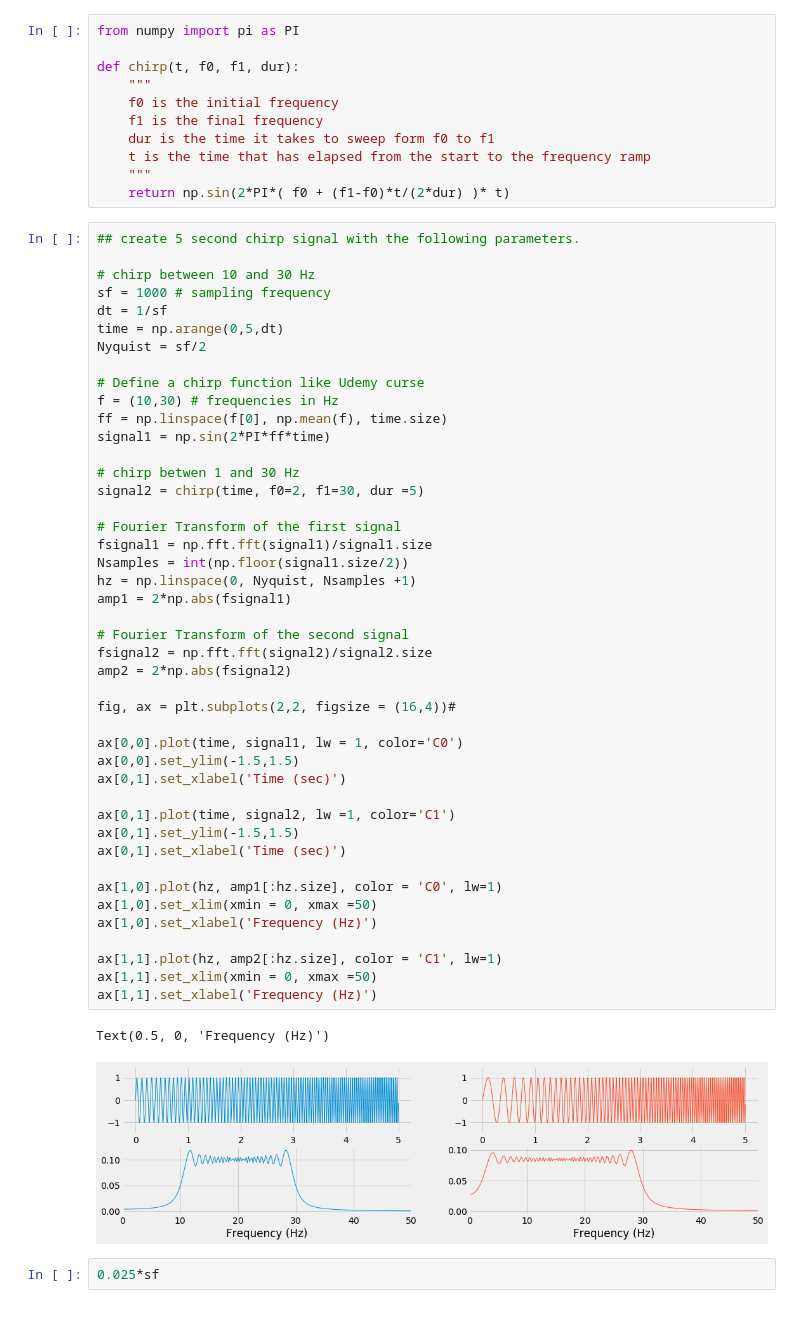
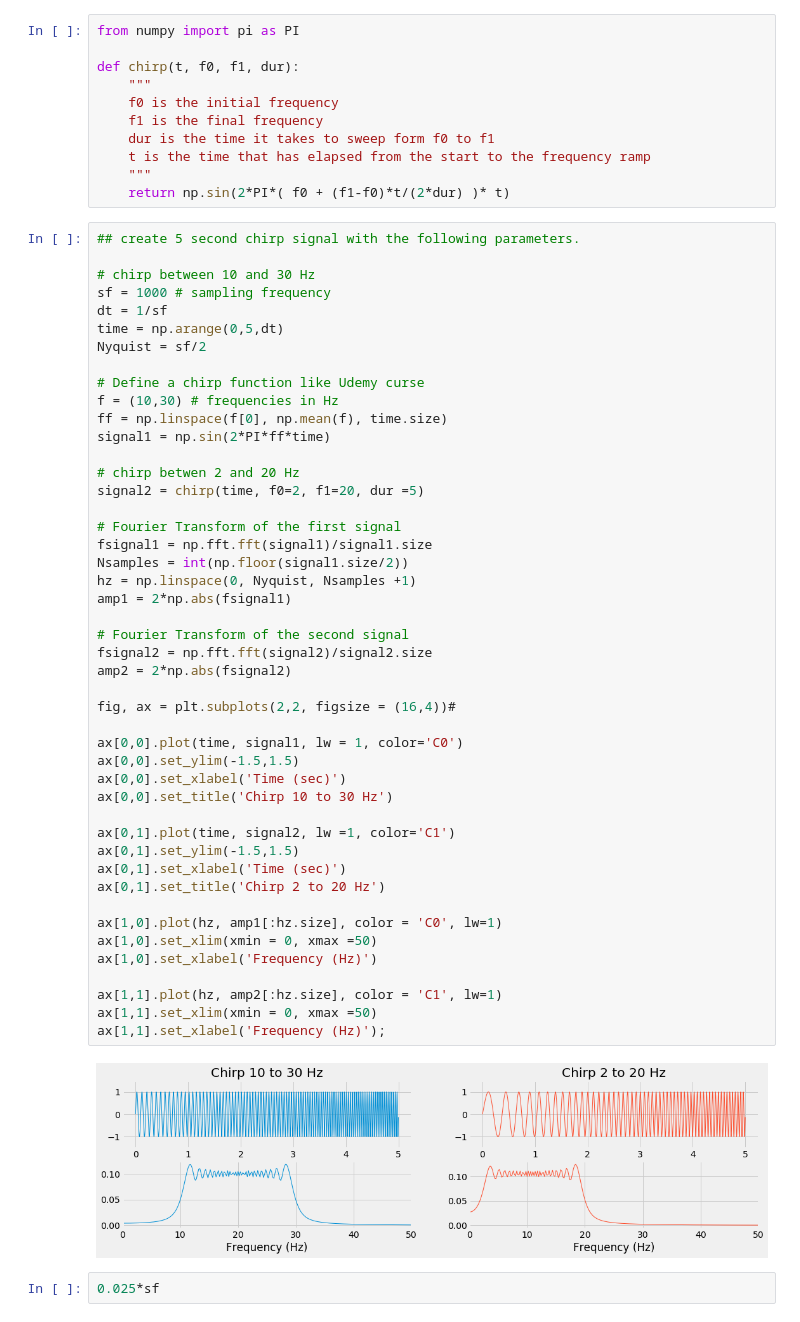
Before and after one commit to OrielBanne/myIPythonNotebooks, a Jupyter notebook: Signal_Processing/Spectrogram.ipynb, the cells around one changed output. Drawn from its saved outputs; the diff is of its cells as text.

```diff
--- a/Signal_Processing/Spectrogram.ipynb
+++ b/Signal_Processing/Spectrogram.ipynb
@@ -36,39 +36,40 @@ f = (10,30) # frequencies in Hz
 ff = np.linspace(f[0], np.mean(f), time.size)
 signal1 = np.sin(2*PI*ff*time)
 
-# chirp betwen 1 and 30 Hz
-signal2 = chirp(time, f0=2, f1=30, dur =5)
+# chirp betwen 2 and 20 Hz
+signal2 = chirp(time, f0=2, f1=20, dur =5)
 
 # Fourier Transform of the first signal
 fsignal1 = np.fft.fft(signal1)/signal1.size
 Nsamples = int(np.floor(signal1.size/2))
 hz = np.linspace(0, Nyquist, Nsamples +1)
 amp1 = 2*np.abs(fsignal1)
 
 # Fourier Transform of the second signal
 fsignal2 = np.fft.fft(signal2)/signal2.size
 amp2 = 2*np.abs(fsignal2)
 
 fig, ax = plt.subplots(2,2, figsize = (16,4))#
 
 ax[0,0].plot(time, signal1, lw = 1, color='C0')
 ax[0,0].set_ylim(-1.5,1.5)
-ax[0,1].set_xlabel('Time (sec)')
+ax[0,0].set_xlabel('Time (sec)')
+ax[0,0].set_title('Chirp 10 to 30 Hz')
 
 ax[0,1].plot(time, signal2, lw =1, color='C1')
 ax[0,1].set_ylim(-1.5,1.5)
 ax[0,1].set_xlabel('Time (sec)')
+ax[0,1].set_title('Chirp 2 to 20 Hz')
 
 ax[1,0].plot(hz, amp1[:hz.size], color = 'C0', lw=1)
 ax[1,0].set_xlim(xmin = 0, xmax =50)
 ax[1,0].set_xlabel('Frequency (Hz)')
 
 ax[1,1].plot(hz, amp2[:hz.size], color = 'C1', lw=1)
 ax[1,1].set_xlim(xmin = 0, xmax =50)
-ax[1,1].set_xlabel('Frequency (Hz)')
+ax[1,1].set_xlabel('Frequency (Hz)');
 # %% [output]
-Text(0.5, 0, 'Frequency (Hz)')
-[figure, old version]
+[figure, new version]
 # %%
 0.025*sf
 # %% [output]
```
Also changed, not shown: parts of 7 cells of this notebook, 1 other file.
